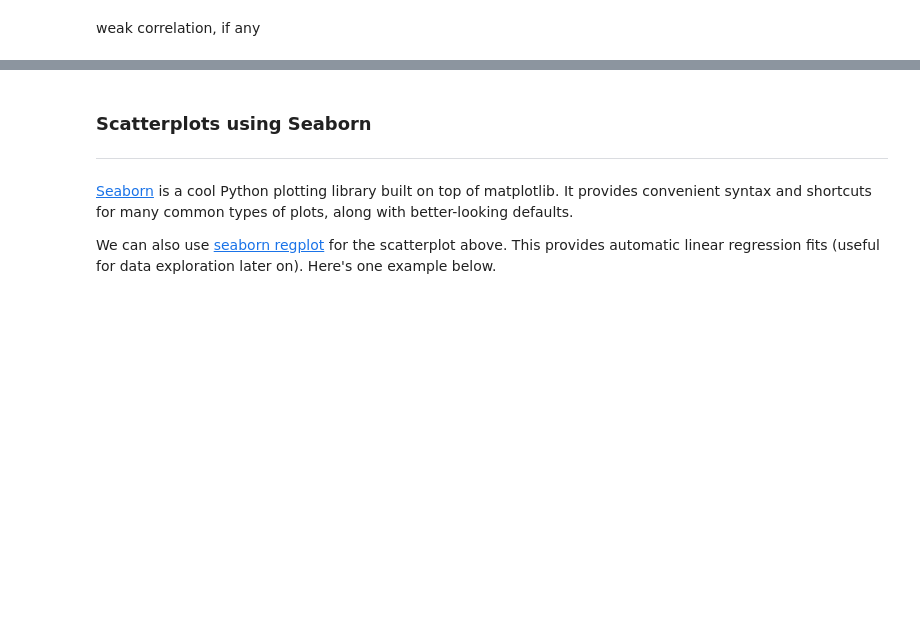
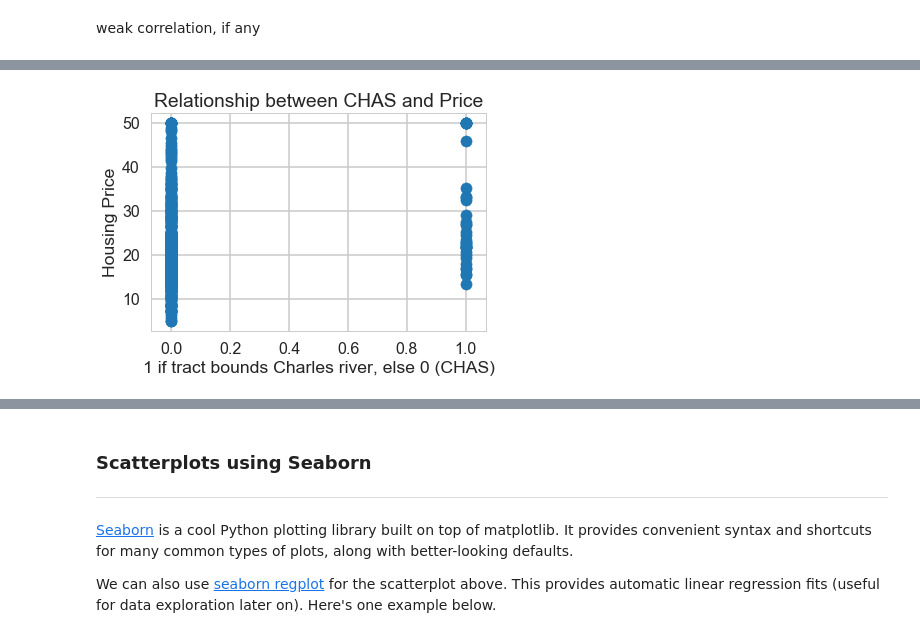
Before and after one commit to misterhappy2/Springboard-projects, a Jupyter notebook: Springboard mini BostonHousing.ipynb, the cells around one changed output, grey strips where cells are left out. Cells and saved outputs as stored; diff of their text form; code cells hidden in the pictures; blank space fills up the shorter version.

```diff
--- a/Springboard mini BostonHousing.ipynb
+++ b/Springboard mini BostonHousing.ipynb
@@ -202,0 +206,8 @@ weak correlation, if any
+# %%
+plt.scatter(bos.CHAS, bos.PRICE)
+plt.xlabel('1 if tract bounds Charles river, else 0 (CHAS)')
+plt.ylabel("Housing Price")
+plt.title("Relationship between CHAS and Price")
+plt.show()
+# %% [output]
+[figure, added]
```
Also changed, not shown: parts of 59 cells of this notebook.
